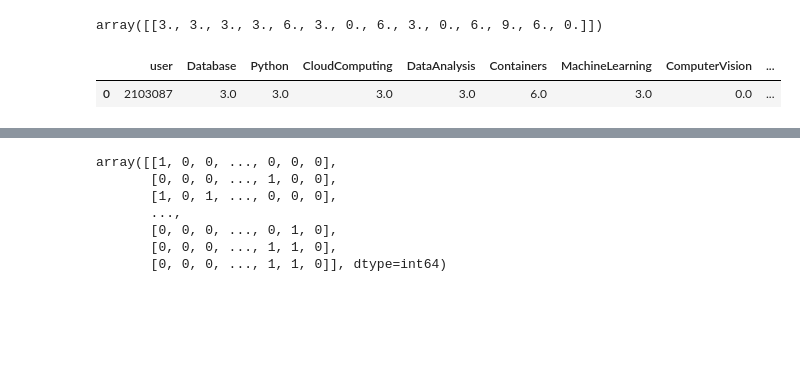
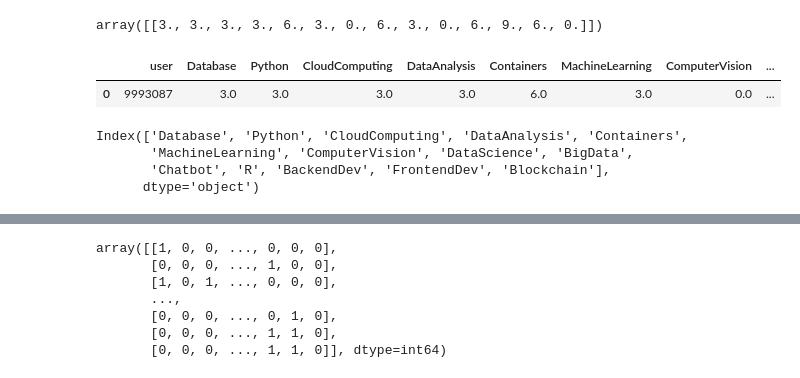
Before and after one commit to sahilsasane/recommender-app, a Jupyter notebook: content_user_profile.ipynb, the cells around one changed output, grey strips where cells are left out. Cells and saved outputs as stored; diff of their text form; code cells hidden in the pictures; blank space fills up the shorter version.

```diff
--- a/content_user_profile.ipynb
+++ b/content_user_profile.ipynb
@@ -44,8 +67,15 @@ u0weights
 array([[3., 3., 3., 3., 6., 3., 0., 6., 3., 0., 6., 9., 6., 0.]])
 # %%
 u0profile = pd.DataFrame(u0weights.reshape(1,14),columns=course_genres_df.columns[2:])
-u0profile.insert(0,'user',2103087)
+u0profile.insert(0,'user',9993087)
 u0profile
 # %% [output]
 |  | user | Database | Python | CloudComputing | DataAnalysis | Containers | MachineLearning | ComputerVision | ... |
-| 0 | 2103087 | 3.0 | 3.0 | 3.0 | 3.0 | 6.0 | 3.0 | 0.0 | ... |
+| 0 | 9993087 | 3.0 | 3.0 | 3.0 | 3.0 | 6.0 | 3.0 | 0.0 | ... |
+# %%
+profile_df.columns[1:]
+# %% [output]
+Index(['Database', 'Python', 'CloudComputing', 'DataAnalysis', 'Containers',
+       'MachineLearning', 'ComputerVision', 'DataScience', 'BigData',
+       'Chatbot', 'R', 'BackendDev', 'FrontendDev', 'Blockchain'],
+      dtype='object')
```
Also changed, not shown: parts of 22 cells of this notebook, 5 other files.
